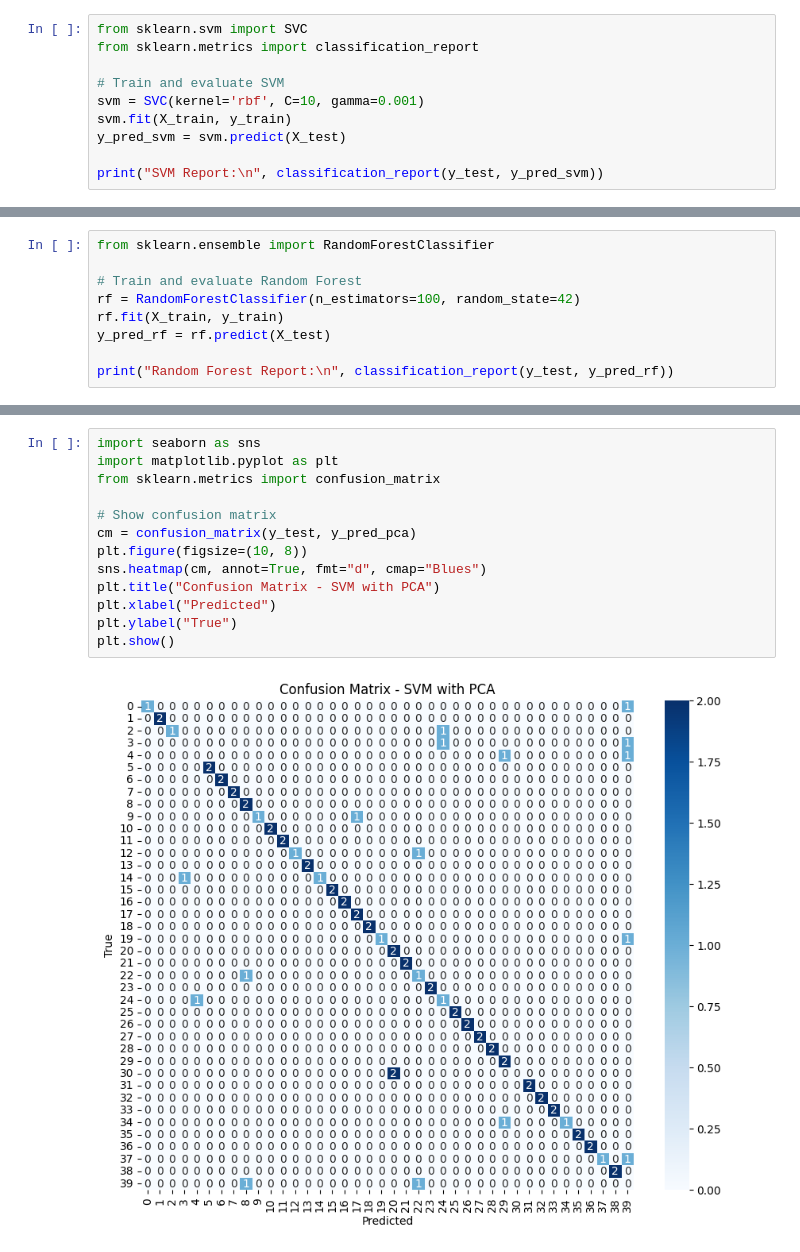
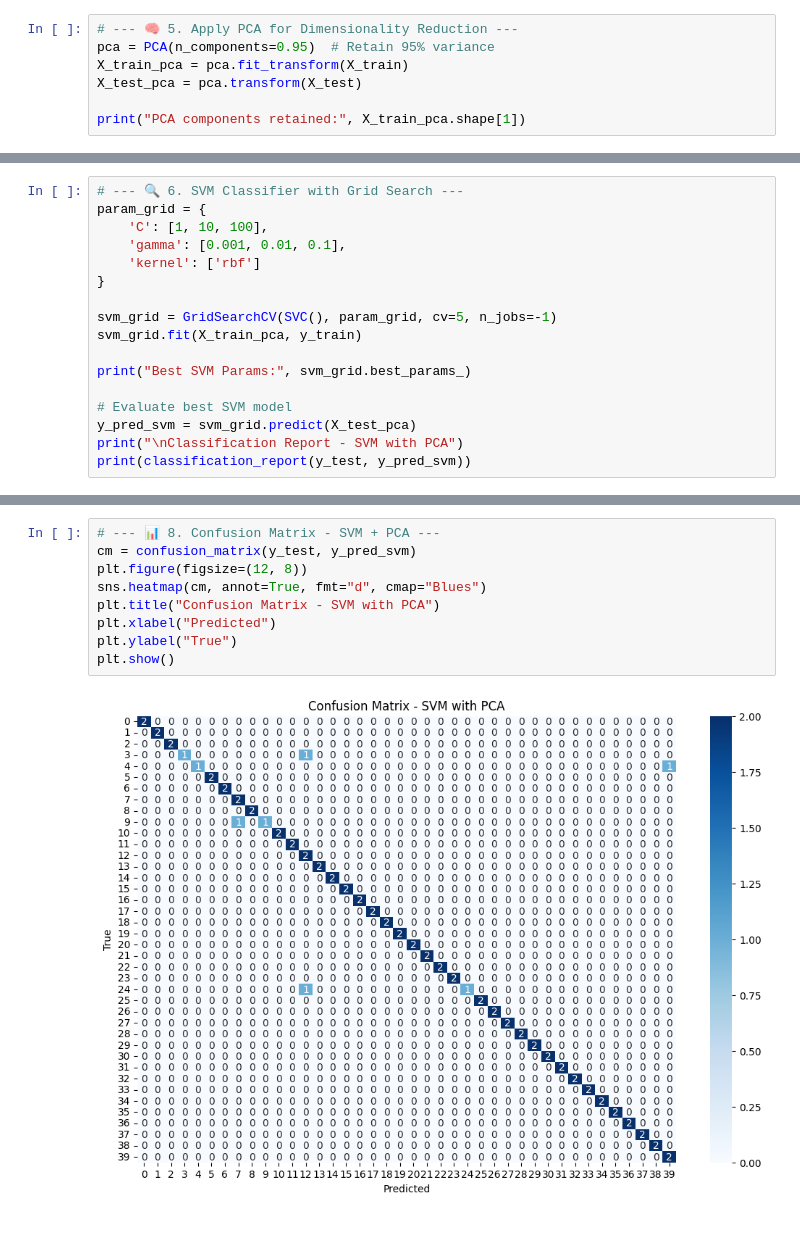
Before and after one commit to tej787/Login_Page, a Jupyter notebook: chapter_appendix-tools-for-deep-learning/jupyter.ipynb, the cells around one changed output, grey strips where cells are left out. Cells and saved outputs as stored; diff of their text form.

```diff
--- a/chapter_appendix-tools-for-deep-learning/jupyter.ipynb
+++ b/chapter_appendix-tools-for-deep-learning/jupyter.ipynb
@@ -31,12 +56,9 @@ X_train, X_test, y_train, y_test = train_test_split(
 )
 # %%
-from sklearn.svm import SVC
-from sklearn.metrics import classification_report
+# --- 🧠 5. Apply PCA for Dimensionality Reduction ---
+pca = PCA(n_components=0.95)  # Retain 95% variance
+X_train_pca = pca.fit_transform(X_train)
+X_test_pca = pca.transform(X_test)
 
-# Train and evaluate SVM
-svm = SVC(kernel='rbf', C=10, gamma=0.001)
-svm.fit(X_train, y_train)
-y_pred_svm = svm.predict(X_test)
-
-print("SVM Report:\n", classification_report(y_test, y_pred_svm))
+print("PCA components retained:", X_train_pca.shape[1])
 # %% [output]
@@ -60,10 +66,18 @@ weighted avg       0.85      0.81      0.81        80
 # %%
-from sklearn.ensemble import RandomForestClassifier
+# --- 🔍 6. SVM Classifier with Grid Search ---
+param_grid = {
+    'C': [1, 10, 100],
+    'gamma': [0.001, 0.01, 0.1],
+    'kernel': ['rbf']
+}
 
-# Train and evaluate Random Forest
-rf = RandomForestClassifier(n_estimators=100, random_state=42)
-rf.fit(X_train, y_train)
-y_pred_rf = rf.predict(X_test)
+svm_grid = GridSearchCV(SVC(), param_grid, cv=5, n_jobs=-1)
+svm_grid.fit(X_train_pca, y_train)
 
-print("Random Forest Report:\n", classification_report(y_test, y_pred_rf))
+print("Best SVM Params:", svm_grid.best_params_)
+
+# Evaluate best SVM model
+y_pred_svm = svm_grid.predict(X_test_pca)
+print("\nClassification Report - SVM with PCA")
+print(classification_report(y_test, y_pred_svm))
 # %% [output]
@@ -118,15 +127,11 @@ weighted avg       0.82      0.78      0.77        80
 # %%
-import seaborn as sns
-import matplotlib.pyplot as plt
-from sklearn.metrics import confusion_matrix
-
-# Show confusion matrix
-cm = confusion_matrix(y_test, y_pred_pca)
-plt.figure(figsize=(10, 8))
+# --- 📊 8. Confusion Matrix - SVM + PCA ---
+cm = confusion_matrix(y_test, y_pred_svm)
+plt.figure(figsize=(12, 8))
 sns.heatmap(cm, annot=True, fmt="d", cmap="Blues")
 plt.title("Confusion Matrix - SVM with PCA")
 plt.xlabel("Predicted")
 plt.ylabel("True")
 plt.show()
 # %% [output]
-[figure, old version]
+[figure, new version]
```
Also changed, not shown: parts of 10 cells of this notebook.
